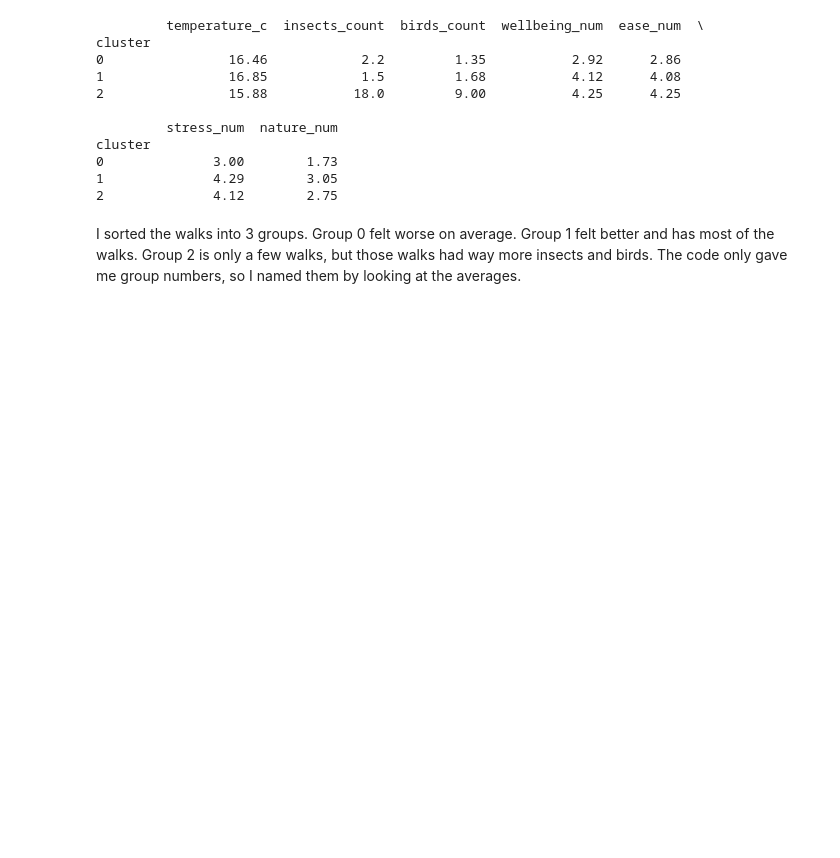
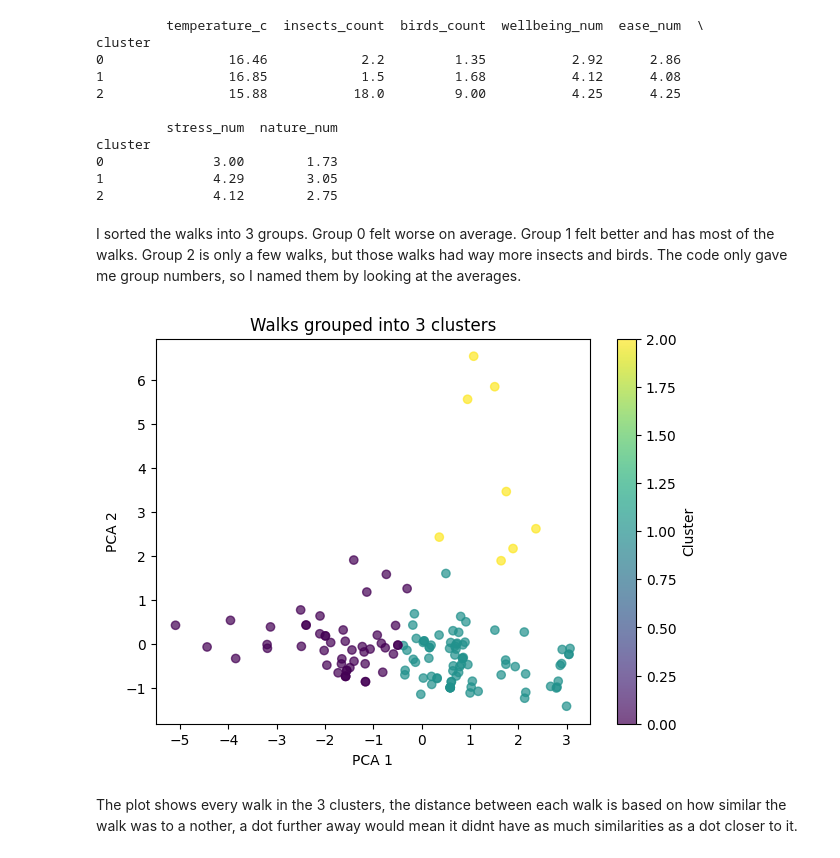
Before and after one commit to d4nv/ml-campus_data_project-colab, a Jupyter notebook: CampusWalk_ML.ipynb, the cells around one changed output. Cells and saved outputs as stored; diff of their text form; code cells hidden in the pictures; blank space fills up the shorter version.

Commit message:
Walk groups plot and explained

```diff
--- a/CampusWalk_ML.ipynb
+++ b/CampusWalk_ML.ipynb
@@ -354,3 +354,20 @@ cluster
 2              4.12        2.75
 # %% [markdown]
 I sorted the walks into 3 groups. Group 0 felt worse on average. Group 1 felt better and has most of the walks. Group 2 is only a few walks, but those walks had way more insects and birds. The code only gave me group numbers, so I named them by looking at the averages.
+# %%
+from sklearn.decomposition import PCA
+
+pca = PCA(n_components=2)
+points = pca.fit_transform(scaled)
+
+plt.figure(figsize=(7, 5))
+plt.scatter(points[:, 0], points[:, 1], c=labels, cmap='viridis', alpha=0.7)
+plt.xlabel('PCA 1')
+plt.ylabel('PCA 2')
+plt.title('Walks grouped into 3 clusters')
+plt.colorbar(label='Cluster')
+plt.show()
+# %% [output]
+[figure, added]
+# %% [markdown]
+The plot shows every walk in the 3 clusters, the distance between each walk is based on how similar the walk was to a nother, a dot further away would mean it didnt have as much similarities as a dot closer to it.
```
